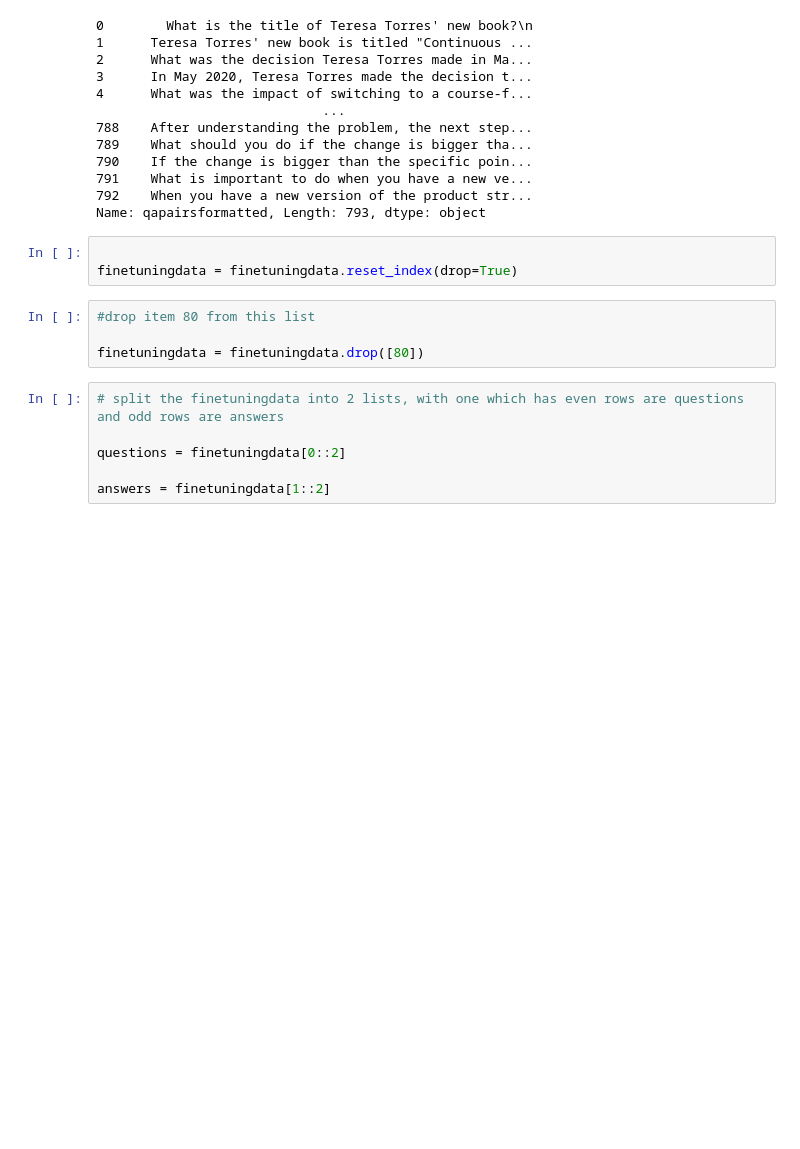
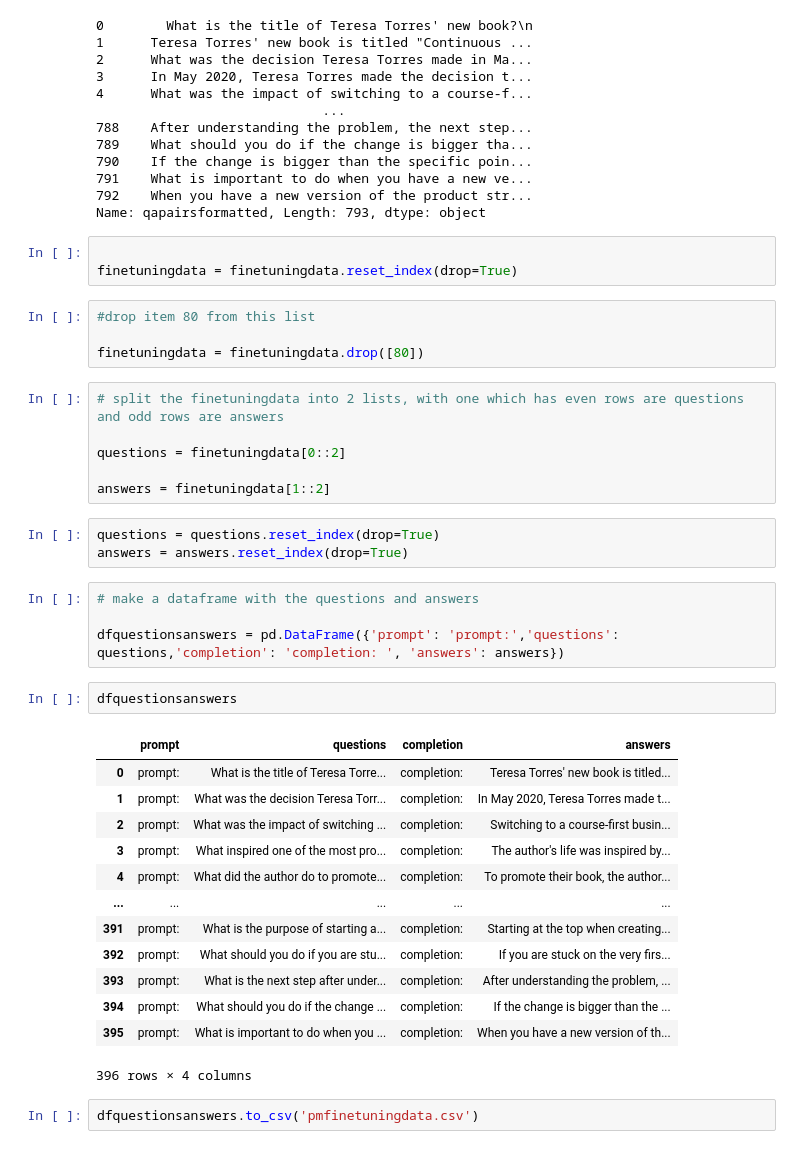
Before and after one commit to annasba07/product-manager-companion, a Jupyter notebook: Medium Article Scraping.ipynb, the cells around one changed output. Drawn from its saved outputs; the diff is of its cells as text; blank space fills up the shorter version.

```diff
--- a/Medium Article Scraping.ipynb
+++ b/Medium Article Scraping.ipynb
@@ -890,3 +890,28 @@ finetuningdata = finetuningdata.drop([80])
 questions = finetuningdata[0::2]
 
 answers = finetuningdata[1::2]
+# %%
+questions = questions.reset_index(drop=True)
+answers = answers.reset_index(drop=True)
+# %%
+# make a dataframe with the questions and answers
+
+dfquestionsanswers = pd.DataFrame({'prompt': 'prompt:','questions': questions,'completion': 'completion: ', 'answers': answers})
+# %%
+dfquestionsanswers
+# %% [output]
+|  | prompt | questions | completion | answers |
+| 0 | prompt: | What is the title of Teresa Torre... | completion: | Teresa Torres' new book is titled... |
+| 1 | prompt: | What was the decision Teresa Torr... | completion: | In May 2020, Teresa Torres made t... |
+| 2 | prompt: | What was the impact of switching ... | completion: | Switching to a course-first busin... |
+| 3 | prompt: | What inspired one of the most pro... | completion: | The author's life was inspired by... |
+| 4 | prompt: | What did the author do to promote... | completion: | To promote their book, the author... |
+| ... | ... | ... | ... | ... |
+| 391 | prompt: | What is the purpose of starting a... | completion: | Starting at the top when creating... |
+| 392 | prompt: | What should you do if you are stu... | completion: | If you are stuck on the very firs... |
+| 393 | prompt: | What is the next step after under... | completion: | After understanding the problem, ... |
+| 394 | prompt: | What should you do if the change ... | completion: | If the change is bigger than the ... |
+| 395 | prompt: | What is important to do when you ... | completion: | When you have a new version of th... |
+396 rows × 4 columns
+# %%
+dfquestionsanswers.to_csv('pmfinetuningdata.csv')
```
